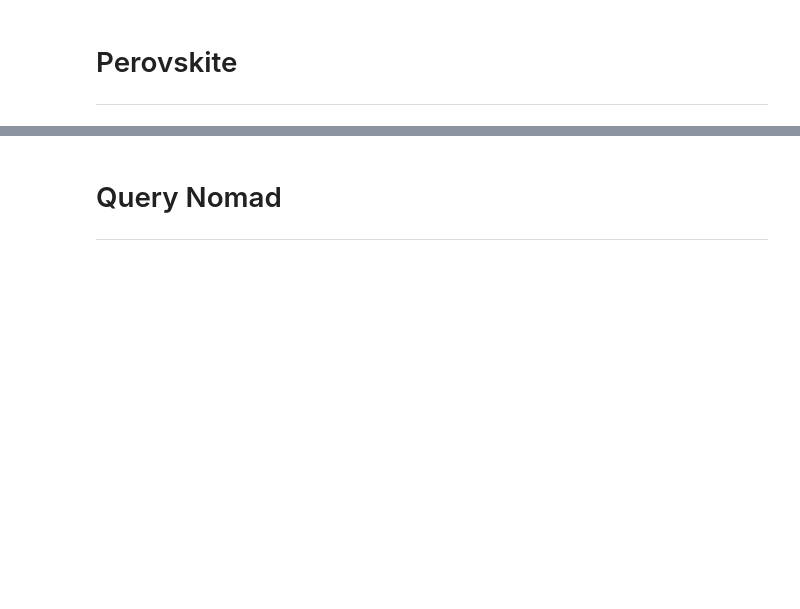
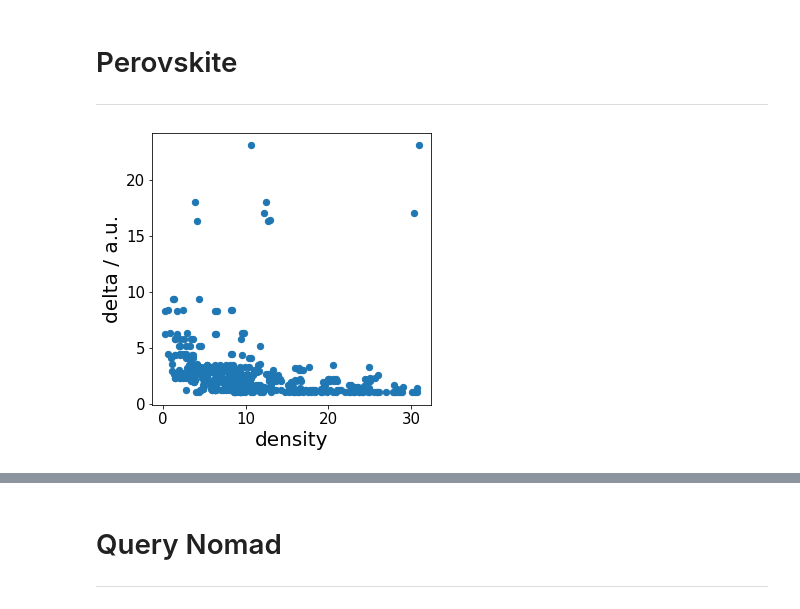
Before and after one commit to luigisbailo/workshop_MPGCQM, a Jupyter notebook: exploratory_analysis/tutorial.ipynb, the cells around one changed output, grey strips where cells are left out. Cells and saved outputs as stored; diff of their text form; code cells hidden in the pictures; blank space fills up the shorter version.

```diff
--- a/exploratory_analysis/tutorial.ipynb
+++ b/exploratory_analysis/tutorial.ipynb
@@ -390,3 +453,7 @@ df['type'] = df.apply(lambda x : 'metallic' if  x['band_gap'] < 0.2  else 'non m
 
 features = df.drop(['band_gap','material','type'],axis=1).columns.tolist()
 hover_features = ['type','material']
+# %%
+Clustering().dpc()
+# %% [output]
+[figure, added]
```
Also changed, not shown: parts of 33 cells of this notebook.
